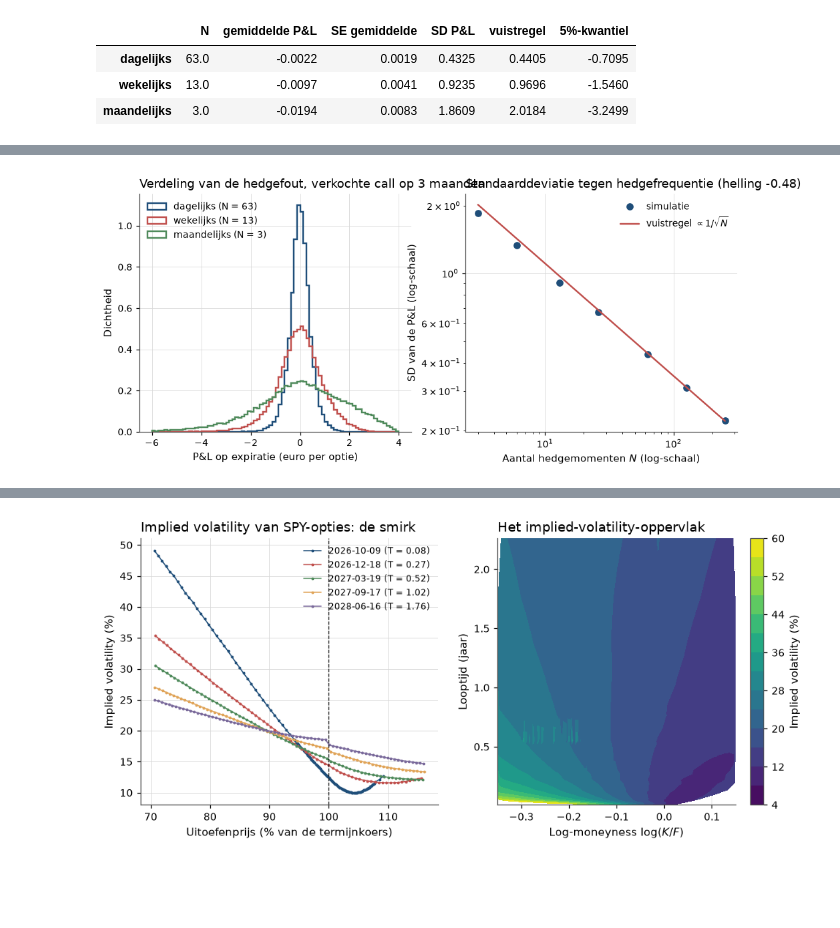
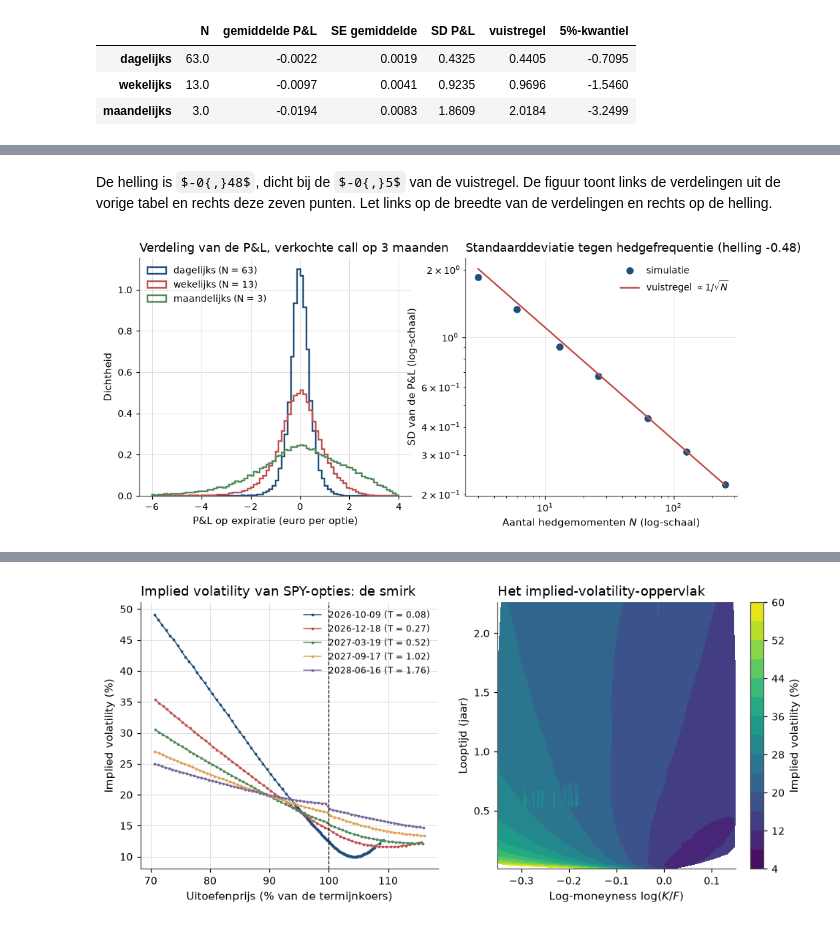
Before and after one commit to MaartenN14/history-asset-pricing, a Jupyter notebook: lectures/02_09_black_scholes.ipynb, the cells around one changed output, grey strips where cells are left out. Drawn from its saved outputs; the diff is of its cells as text; code cells hidden in the pictures; some formulas as TeX source; blank space fills up the shorter version.

```diff
--- a/lectures/02_09_black_scholes.ipynb
+++ b/lectures/02_09_black_scholes.ipynb
@@ -157,23 +100,0 @@ precies het probleem waar Black op vastliep.
-# %%
-S0_toy, u, d, R_f, K_toy, n_toy = 100.0, 1.1, 0.9, 1.02, 100.0, 3
-q_toy = (R_f - d) / (u - d)
-
-value, rows = {}, []
-for j in range(n_toy + 1):                       # terminal nodes, j = number of up-moves
-    value[(n_toy, j)] = max(S0_toy * u**j * d ** (n_toy - j) - K_toy, 0.0)
-for step in range(n_toy - 1, -1, -1):
-    for j in range(step + 1):
-        S = S0_toy * u**j * d ** (step - j)
-        up, down = value[(step + 1, j + 1)], value[(step + 1, j)]
-        delta = (up - down) / (S * (u - d))
-        bond = (up - delta * S * u) / R_f        # solves delta*S*u + R_f*B = up
-        value[(step, j)] = delta * S + bond
-        rows.append({"stap": step, "stijgingen": j, "S": S, "Delta": delta,
-                     "B": bond, "waarde": value[(step, j)]})
-
-tree = pd.DataFrame(rows).set_index(["stap", "stijgingen"]).sort_index()
-payoff_toy = np.array([value[(n_toy, j)] for j in range(n_toy + 1)])
-risk_neutral = stats.binom.pmf(np.arange(n_toy + 1), n_toy, q_toy) @ payoff_toy / R_f**n_toy
-print(f"q = {q_toy:.4f}; replicatieprijs = {value[(0, 0)]:.4f}; "
-      f"risiconeutrale verwachting = {risk_neutral:.4f}")
-tree.round(4)
@@ -629,7 +700,7 @@ call.
 dk_rows = []
 premium_dk = bs_price(100.0, 100.0, 1 / 12, 0.05, 0.20)
 vega_dk = bs_greeks(100.0, 100.0, 1 / 12, 0.05, 0.20)["vega"]
-for n, published_sd in ((21, 0.41), (84, 0.20)):
+for n in (21, 84):
     pnl = delta_hedge_pnl(n, 50_000, 100.0, 100.0, 1 / 12, 0.05, 0.05, 0.20, 0.20)
     dk_rows.append({
         "N": n,
@@ -638,8 +709,9 @@ for n, published_sd in ((21, 0.41), (84, 0.20)):
         "SD P&L": pnl.std(ddof=1),
         "SD / premie": pnl.std(ddof=1) / premium_dk,
         "vuistregel": np.sqrt(np.pi / 4) * vega_dk * 0.20 / np.sqrt(n),
-        "Derman-Kamal SD": published_sd,
     })
-print(f"callpremie = {premium_dk:.3f}; vega = {vega_dk / 100:.4f} per volatiliteitspunt")
-pd.DataFrame(dk_rows).set_index("N").round(4)
+dk_table = pd.DataFrame(dk_rows).set_index("N")
+dk_table["callpremie"] = premium_dk
+dk_table["vega per volatiliteitspunt"] = vega_dk / 100
+dk_table.round(4)
 # %% [output]
@@ -695,31 +796,28 @@ hedge_table.round(4)
+# %% [markdown]
+De helling is $-0{,}48$, dicht bij de $-0{,}5$ van de vuistregel. De figuur toont
+links de verdelingen uit de vorige tabel en rechts deze zeven punten. Let links op
+de breedte van de verdelingen en rechts op de helling.
 # %%
-n_grid = np.array([3, 6, 13, 26, 63, 126, 252])
-sd_grid = np.array([
-    delta_hedge_pnl(n, 10_000, 100.0, 100.0, T_sim, r_sim, mu_sim, sigma_sim, sigma_sim).std(ddof=1)
-    for n in n_grid
-])
-slope_sd = np.polyfit(np.log(n_grid), np.log(sd_grid), 1)[0]
-
 fig, axes = plt.subplots(1, 2, figsize=(10.5, 4.2))
 bins = np.linspace(-6, 4, 81)
 for i, (name, pnl) in enumerate(pnl_by_freq.items()):
     axes[0].hist(pnl, bins=bins, density=True, histtype="step", lw=1.6,
                  color=hap.plotting.COLORS[i], label=f"{name} (N = {frequencies[name]})")
-axes[0].set_title("Verdeling van de hedgefout, verkochte call op 3 maanden")
+axes[0].set_title("Verdeling van de P&L, verkochte call op 3 maanden")
 axes[0].set_xlabel("P&L op expiratie (euro per optie)")
 axes[0].set_ylabel("Dichtheid")
 axes[0].legend()
 
 axes[1].loglog(n_grid, sd_grid, "o", color=hap.plotting.COLORS[0], label="simulatie")
 axes[1].loglog(n_grid, np.sqrt(np.pi / 4) * vega_sim * sigma_sim / np.sqrt(n_grid),
                color=hap.plotting.COLORS[1], label=r"vuistregel $\propto 1/\sqrt{N}$")
 axes[1].set_title(f"Standaarddeviatie tegen hedgefrequentie (helling {slope_sd:.2f})")
 axes[1].set_xlabel("Aantal hedgemomenten $N$ (log-schaal)")
 axes[1].set_ylabel("SD van de P&L (log-schaal)")
 axes[1].legend()
 plt.show()
 # %% [output]
-[figure, old version]
+[figure, new version]
 # %% [markdown]
 :::{figure} #cel-black-scholes-hedgefout
 :label: fig-black-scholes-hedgefout
```
Also changed, not shown: parts of 50 cells of this notebook, 5 other files.
